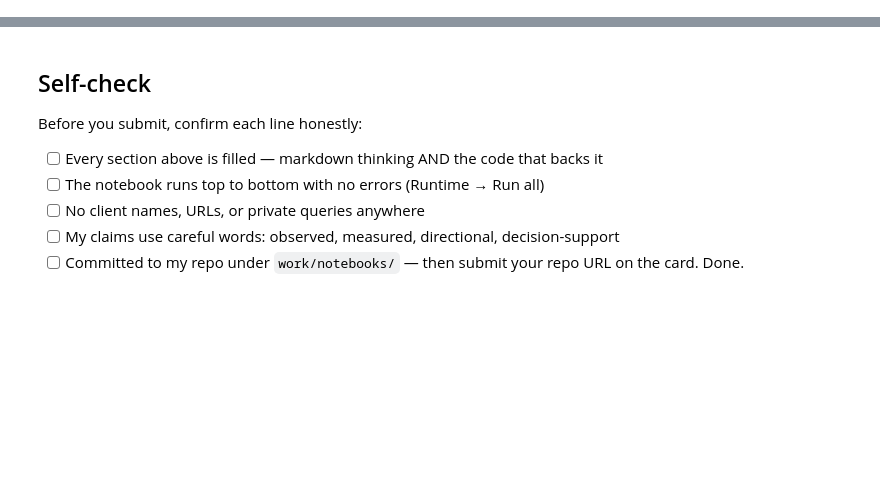
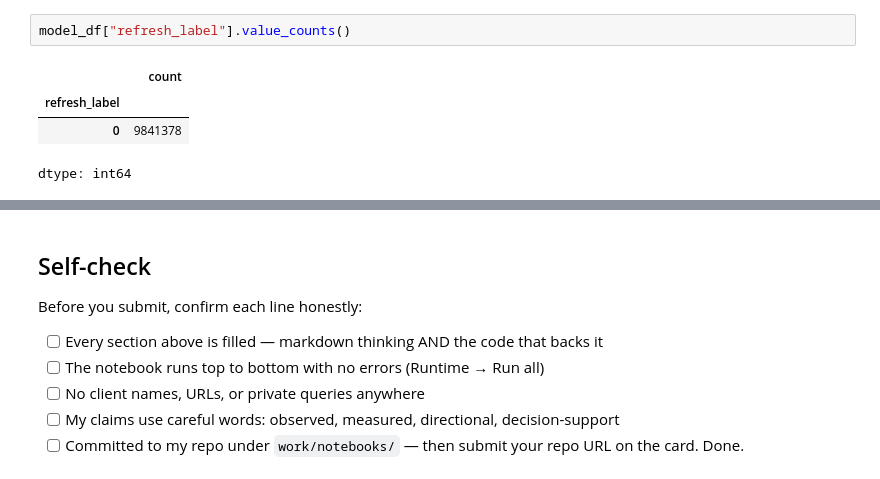
Before and after one commit to mfaiqdev/MLinternship, a Jupyter notebook: work/notebooks/w05_model.ipynb, the cells around one changed output, grey strips where cells are left out. Cells and saved outputs as stored; diff of their text form; blank space fills up the shorter version.

```diff
--- a/work/notebooks/w05_model.ipynb
+++ b/work/notebooks/w05_model.ipynb
@@ -22,0 +92,7 @@ This skeleton is yours to fill. Work the sections **in order** — each one has
+# %%
+model_df["refresh_label"].value_counts()
+# %% [output]
+|  | count |
+| refresh_label |  |
+| 0 | 9841378 |
+dtype: int64
```
Also changed, not shown: parts of 21 cells of this notebook.
